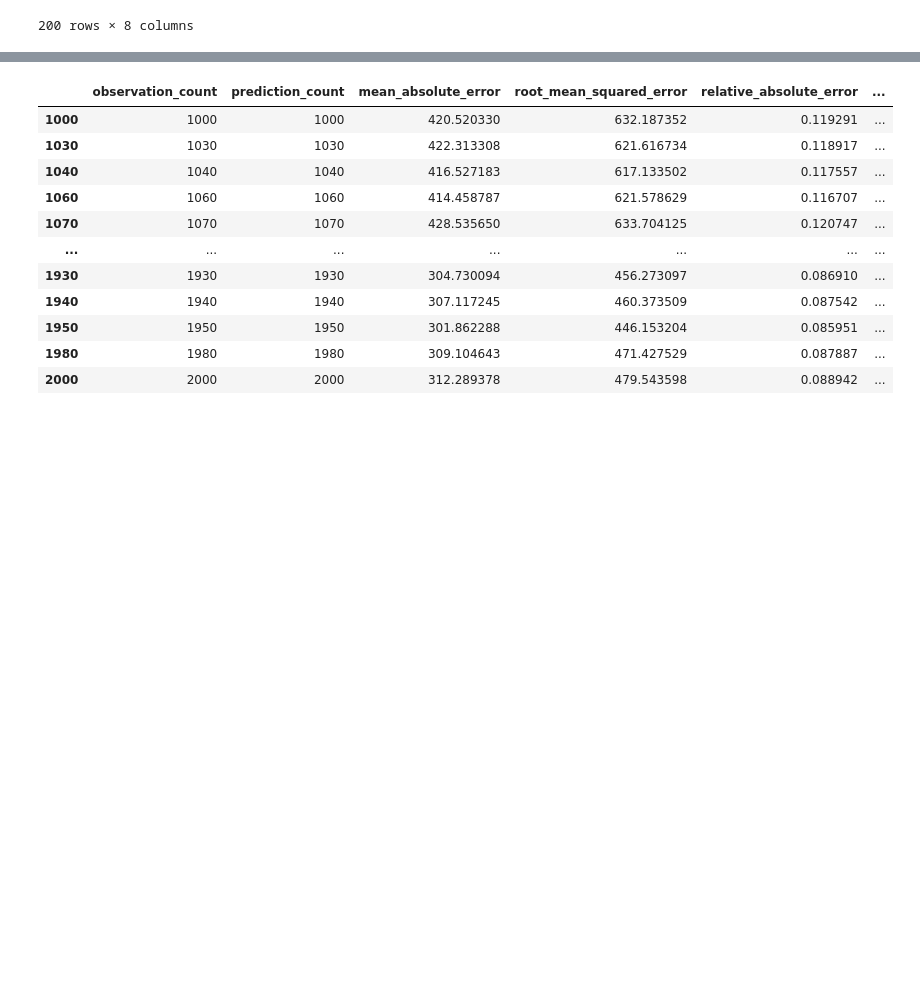
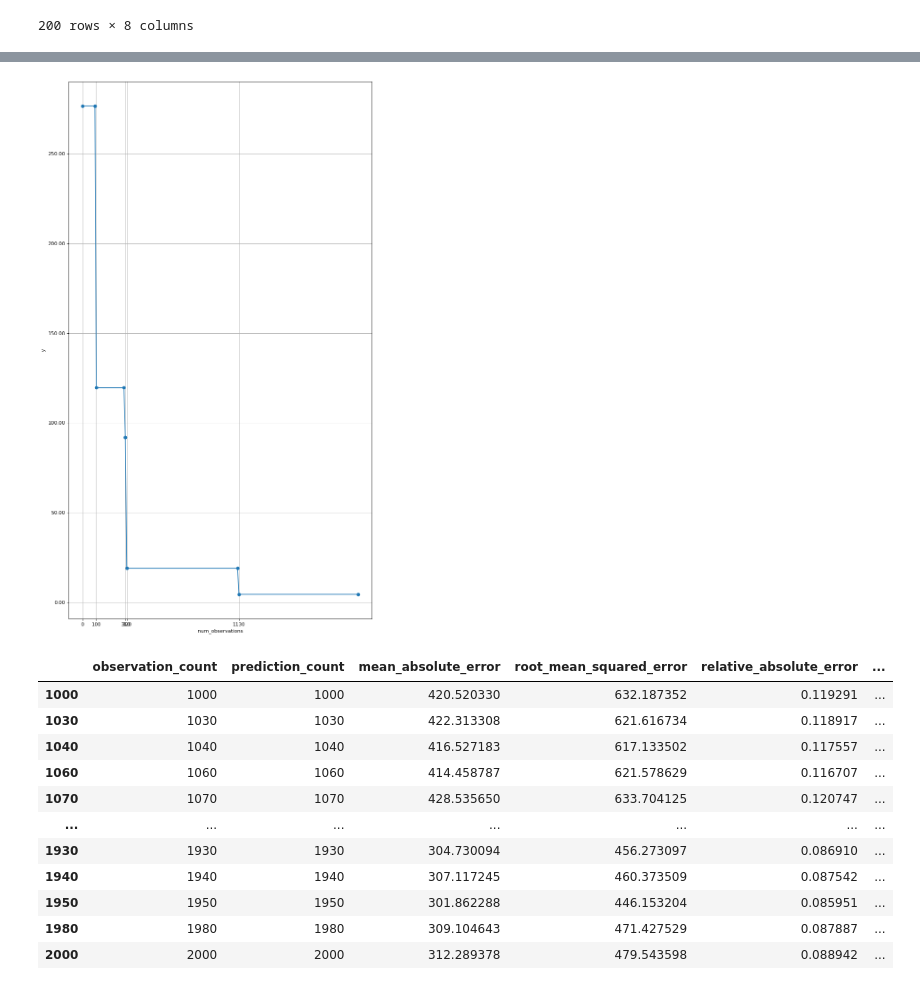
Before and after one commit to byte-sculptor/mlos_v2, a Jupyter notebook: source/Mlos.Notebooks/OptimizerEvaluationTools.ipynb, the cells around one changed output, grey strips where cells are left out. Cells and saved outputs as stored; diff of their text form; code cells hidden in the pictures; blank space fills up the shorter version.

```diff
--- a/source/Mlos.Notebooks/OptimizerEvaluationTools.ipynb
+++ b/source/Mlos.Notebooks/OptimizerEvaluationTools.ipynb
@@ -258,3 +238,20 @@ best_observation_df
+# %%
+import matplotlib.pyplot as plt
+import matplotlib.ticker as mtick
+%matplotlib inline
+
+fig, axs = plt.subplots(1, figsize=(11, 20), dpi=80, sharex=True)
+
+axs.plot(best_observation_df['num_observations'], best_observation_df['y'], marker='o', label='y')
+axs.set_ylabel('y')
+axs.yaxis.set_major_formatter(mtick.FormatStrFormatter('%.2f'))
+axs.set_xticks(best_observation_df['num_observations'][::2])
+axs.grid(True)
+axs.set_xlabel('num_observations')
+
+fig.show()
+# %% [output]
+[figure, added]
 # %%
 from mlos.Optimizers.RegressionModels.GoodnessOfFitMetrics import DataSetType
 
```
Also changed, not shown: parts of 3 cells of this notebook.
